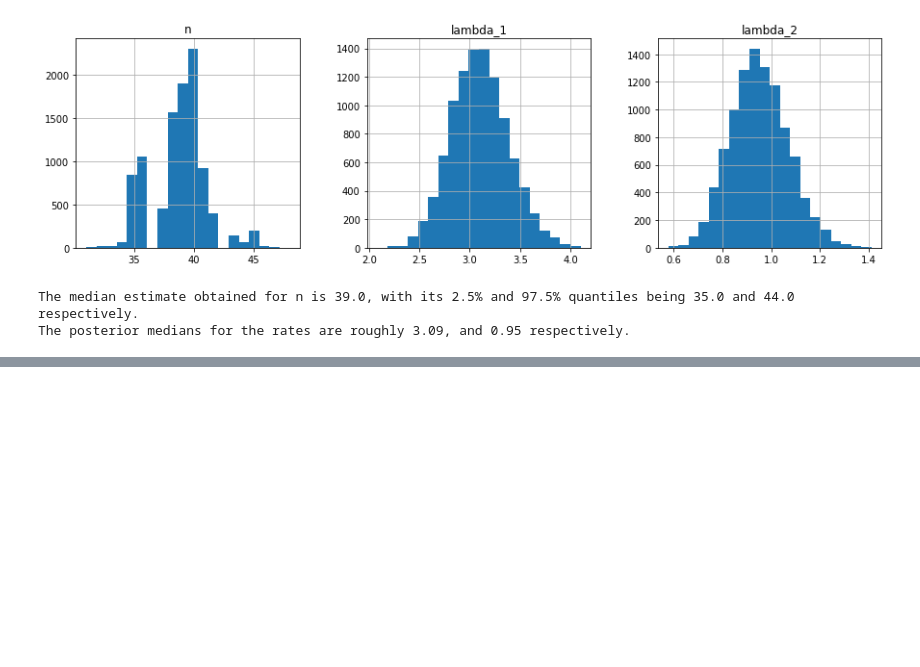
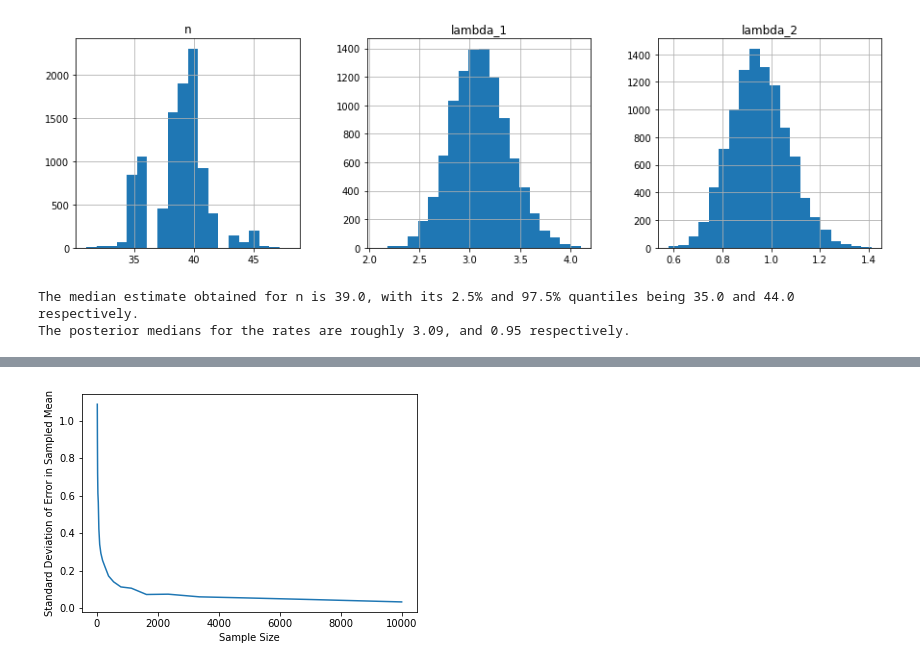
Before and after one commit to KCGallagher/periodic-sampling, a Jupyter notebook: periodic_sampling/gibbs_sampler/exampler.ipynb, the cells around one changed output, grey strips where cells are left out. Drawn from its saved outputs; the diff is of its cells as text; code cells hidden in the pictures; blank space fills up the shorter version.

```diff
--- a/periodic_sampling/gibbs_sampler/exampler.ipynb
+++ b/periodic_sampling/gibbs_sampler/exampler.ipynb
@@ -211,0 +272,19 @@ The posterior medians for the rates are roughly 3.09, and 0.95 respectively.
+# %%
+# Variance of posterior mean estimate with sample size
+
+sizes = np.logspace(1, 4, 20)
+errors = []
+true_mean= 7/102
+n_samples = 100
+
+for size in sizes:
+    means = []
+    for _ in range(n_samples):
+        count = beta_binomial_sample(a=(a+X), b=(b+N-X), N=N, size=int(size))
+        means.append(np.mean(count))
+    errors.append(np.std([np.abs(mean - true_mean) for mean in means]))
+
+plt.plot(sizes, errors); plt.xlabel('Sample Size')
+plt.ylabel('Standard Deviation of Error in Sampled Mean');
+# %% [output]
+[figure, added]
```
Also changed, not shown: parts of 19 cells of this notebook.
